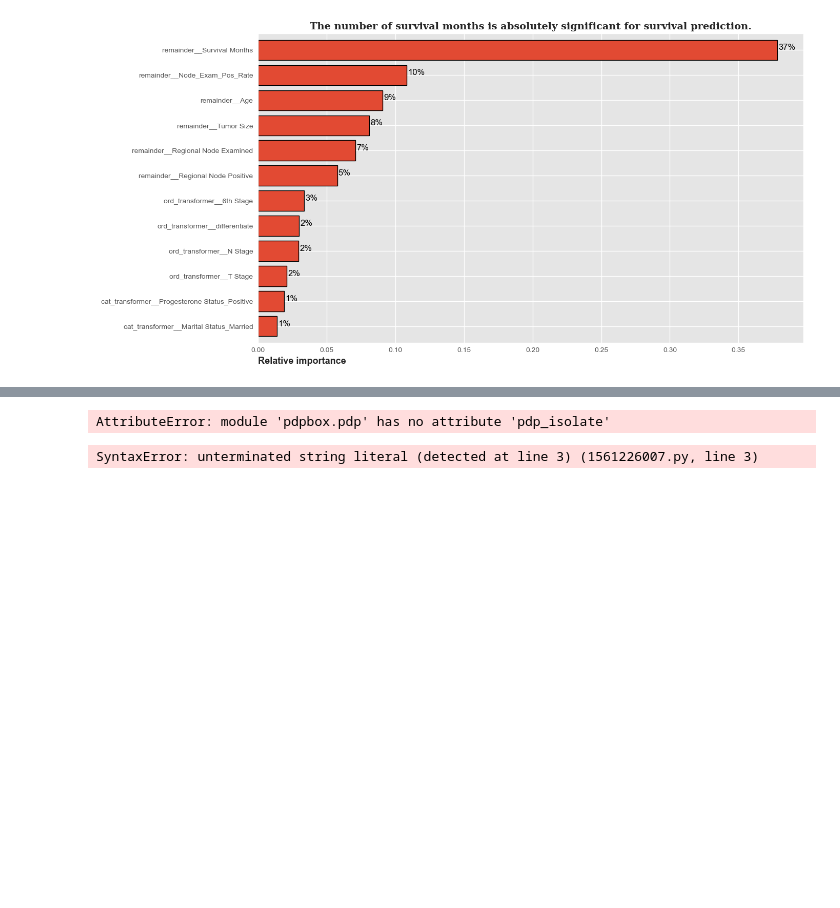
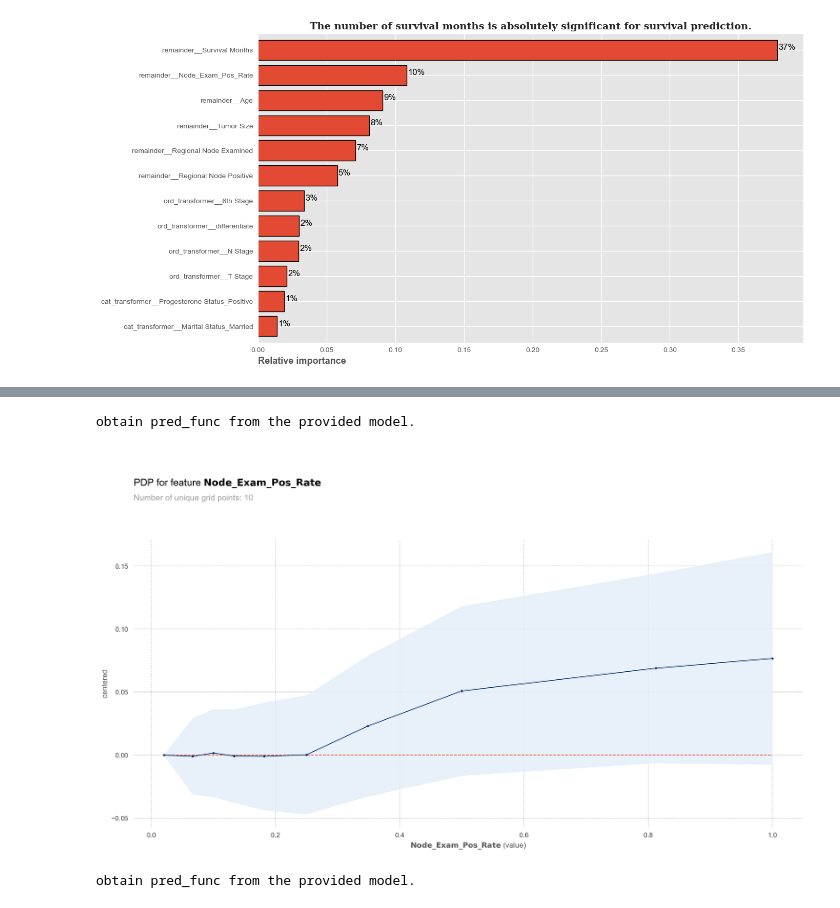
Before and after one commit to Kopy91/seer_breast_cancer, a Jupyter notebook: BreastCancer_Prediction.ipynb, the cells around one changed output, grey strips where cells are left out. Saved outputs shown, nothing was run; the diff lists cells and outputs as text; code cells hidden in the pictures; blank space fills up the shorter version.

```diff
--- a/BreastCancer_Prediction.ipynb
+++ b/BreastCancer_Prediction.ipynb
@@ -367,16 +381,25 @@ ImportError: cannot import name 'plot_partial_dependence' from 'sklearn.inspecti
 # %%
-#calculate the partial dependence of the prediction on the Feature VehicleAge
-pdp_T_Stage = pdp.pdp_isolate(model=model,
-                                     dataset=features_train,
-                                     model_features=features_train.columns,
-                                     feature="T Stage")
+#calculate the partial dependence of the prediction on the Feature Node_Exam_Pos_Rate
+pdp_Node_Exam_Pos_Rate = pdp.PDPIsolate(model=model,
+                                df=features_train,
+                                n_classes=2,
+                                model_features=features_train.columns,
+                                feature='Node_Exam_Pos_Rate',
+                                feature_name='Node_Exam_Pos_Rate')
 # %% [output]
-AttributeError: module 'pdpbox.pdp' has no attribute 'pdp_isolate'
+obtain pred_func from the provided model.
-# %%
-#visualie the pdartial dependence plot
-pdp.pdp_plot(pdp_isolate_out=pdp_T_Stage,
-                        feature_name="T Stage"",
-                        plot_pts_dist=True,
-                        center=False);
-# %% [output]
-SyntaxError: unterminated string literal (detected at line 3) (1561226007.py, line 3)
+# %%
+#visualie the pdartial dependence plot
+pdp_Node_Exam_Pos_Rate.plot(engine='matplotlib');
+# %% [output]
+[figure, added]
+# %%
+#calculate the partial dependence of the prediction on the Feature Survival Months
+pdp_Survival_Months = pdp.PDPIsolate(model=model,
+                                df=features_train,
+                                n_classes=2,
+                                model_features=features_train.columns,
+                                feature='Survival Months',
+                                feature_name='Survival Months')
+# %% [output]
+obtain pred_func from the provided model.
```
Also changed, not shown: parts of 8 cells of this notebook.
